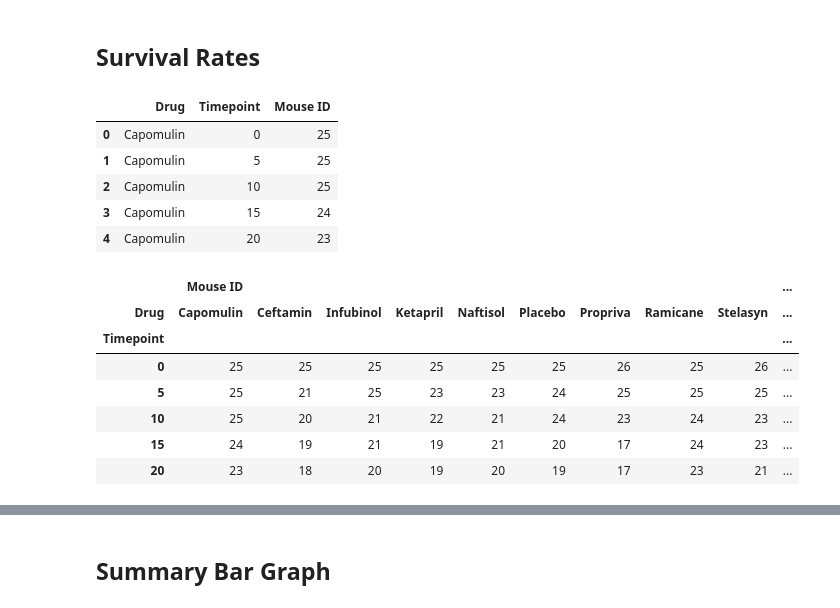
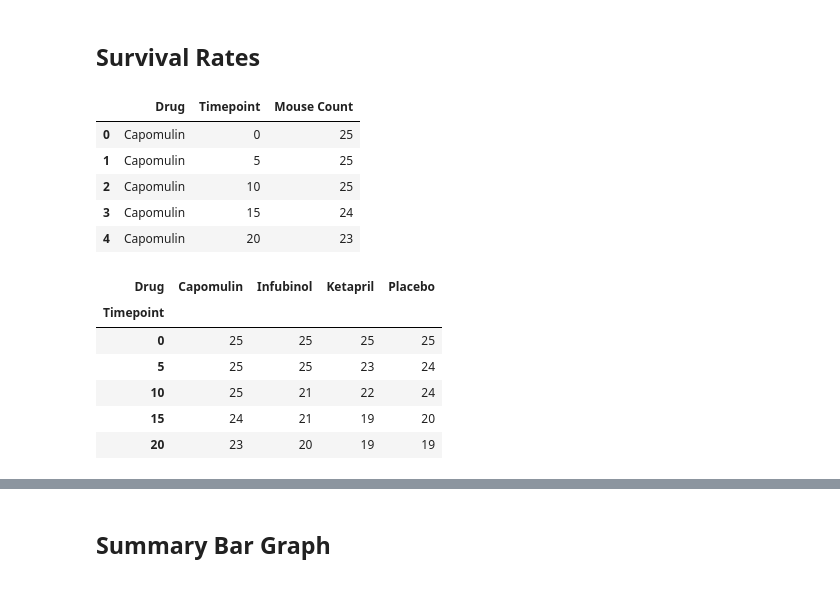
Before and after one commit to StasBey/matplotlib-challenge, a Jupyter notebook: Pymaceuticals/Pymaceuticals.ipynb, the cells around one changed output, grey strips where cells are left out. Saved outputs shown, nothing was run; the diff lists cells and outputs as text; code cells hidden in the pictures.

```diff
--- a/Pymaceuticals/Pymaceuticals.ipynb
+++ b/Pymaceuticals/Pymaceuticals.ipynb
@@ -4,6 +4,7 @@
 import matplotlib.pyplot as plt
 import pandas as pd
 import numpy as np
+import os
 from scipy.stats import sem
 
 # Hide warning messages in notebook
@@ -20,6 +21,13 @@ mouse_drug_data = pd.read_csv(mouse_drug_data_file)
 
 # Combine the data into a single dataset
 mouse_clinical_data = pd.merge(clinical_trial_data, mouse_drug_data, on="Mouse ID", how='left')
+
+mouse_clinical_data = mouse_clinical_data[(mouse_clinical_data["Drug"] == 'Capomulin') |
+                                          (mouse_clinical_data["Drug"] == 'Infubinol') |
+                                          (mouse_clinical_data["Drug"] == 'Ketapril') |
+                                          (mouse_clinical_data["Drug"] == 'Placebo')]
+
+# Display the data table for preview
 mouse_clinical_data.head()
 # %% [output]
 |  | Mouse ID | Timepoint | Tumor Volume (mm3) | Metastatic Sites | Drug |
@@ -194,42 +215,31 @@ mean_tumor_mresponse_data_grouped_df.head()
 ## Survival Rates
 # %%
 # Store the Count of Mice Grouped by Drug and Timepoint (W can pass any metric)
-count_mouse_data_grouped = mouse_clinical_data.groupby(['Drug','Timepoint']).count()
-count_mouse_data_grouped = pd.DataFrame(count_mouse_data_grouped)
-count_mouse_data_grouped.rename(columns={"Mouse ID": "Mouse Count"})
-
-del count_mouse_data_grouped['Tumor Volume (mm3)']
-del count_mouse_data_grouped['Metastatic Sites']
+count_mouse_data_grouped = mouse_clinical_data.groupby(['Drug','Timepoint']).count()['Mouse ID']
+#count_mouse_data_grouped = count_mouse_data_grouped.reset_index()
 
 # Convert to DataFrame
-count_mouse_data_grouped_df = pd.DataFrame(count_mouse_data_grouped)
-count_mouse_data_grouped_df.rename(columns={"Mouse ID": "Mouse Count"})
-count_mouse_data_grouped_df = count_mouse_data_grouped_df.reset_index()
+count_mouse_data_grouped_df = pd.DataFrame({"Mouse Count": count_mouse_data_grouped})
 
 # Preview DataFrame
-count_mouse_data_grouped_df.head()
+count_mouse_data_grouped_df.head().reset_index()
 # %% [output]
-|  | Drug | Timepoint | Mouse ID |
+|  | Drug | Timepoint | Mouse Count |
 | 0 | Capomulin | 0 | 25 |
 | 1 | Capomulin | 5 | 25 |
 | 2 | Capomulin | 10 | 25 |
 | 3 | Capomulin | 15 | 24 |
 | 4 | Capomulin | 20 | 23 |
 # %%
-# Minor Data Munging to Re-Format the Data Frames
-count_mouse_data_grouped = mouse_clinical_data.groupby(['Drug','Timepoint']).count().unstack(level=0, fill_value=0)
-count_mouse_data_grouped_df = pd.DataFrame(count_mouse_data_grouped)
-del count_mouse_data_grouped_df['Tumor Volume (mm3)']
-del count_mouse_data_grouped_df['Metastatic Sites']
-
+# Minor Data Munging to Re-Format the Data Frames_MEAN
+count_mouse_data_grouped_pivot = count_mouse_data_grouped_df.pivot_table(index='Timepoint',columns='Drug',values='Mouse Count')
 # Preview that Reformatting worked
-count_mouse_data_grouped_df.head()
+count_mouse_data_grouped_pivot.head()
 # %% [output]
-|  | Mouse ID |  |  |  |  |  |  |  |  | ... |
-| Drug | Capomulin | Ceftamin | Infubinol | Ketapril | Naftisol | Placebo | Propriva | Ramicane | Stelasyn | ... |
-| Timepoint |  |  |  |  |  |  |  |  |  | ... |
-| 0 | 25 | 25 | 25 | 25 | 25 | 25 | 26 | 25 | 26 | ... |
-| 5 | 25 | 21 | 25 | 23 | 23 | 24 | 25 | 25 | 25 | ... |
-| 10 | 25 | 20 | 21 | 22 | 21 | 24 | 23 | 24 | 23 | ... |
-| 15 | 24 | 19 | 21 | 19 | 21 | 20 | 17 | 24 | 23 | ... |
-| 20 | 23 | 18 | 20 | 19 | 20 | 19 | 17 | 23 | 21 | ... |
+| Drug | Capomulin | Infubinol | Ketapril | Placebo |
+| Timepoint |  |  |  |  |
+| 0 | 25 | 25 | 25 | 25 |
+| 5 | 25 | 25 | 23 | 24 |
+| 10 | 25 | 21 | 22 | 24 |
+| 15 | 24 | 21 | 19 | 20 |
+| 20 | 23 | 20 | 19 | 19 |
```
Also changed, not shown: parts of 14 cells of this notebook.
